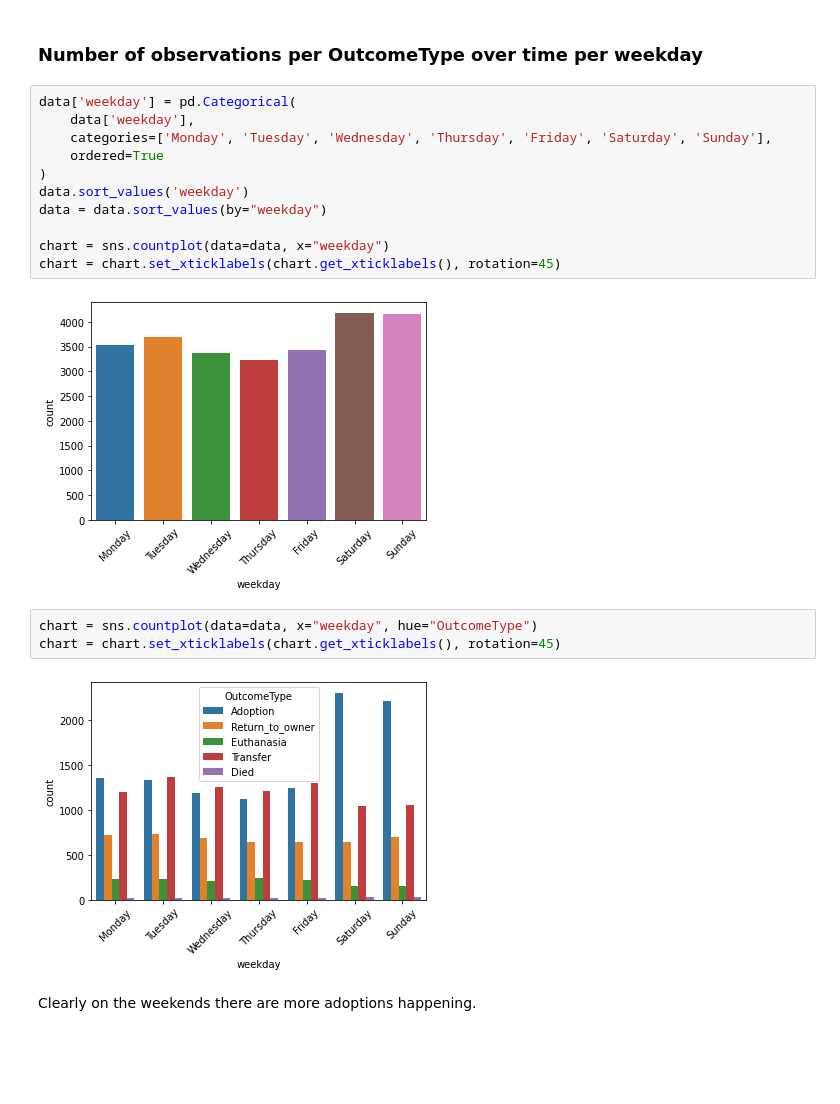
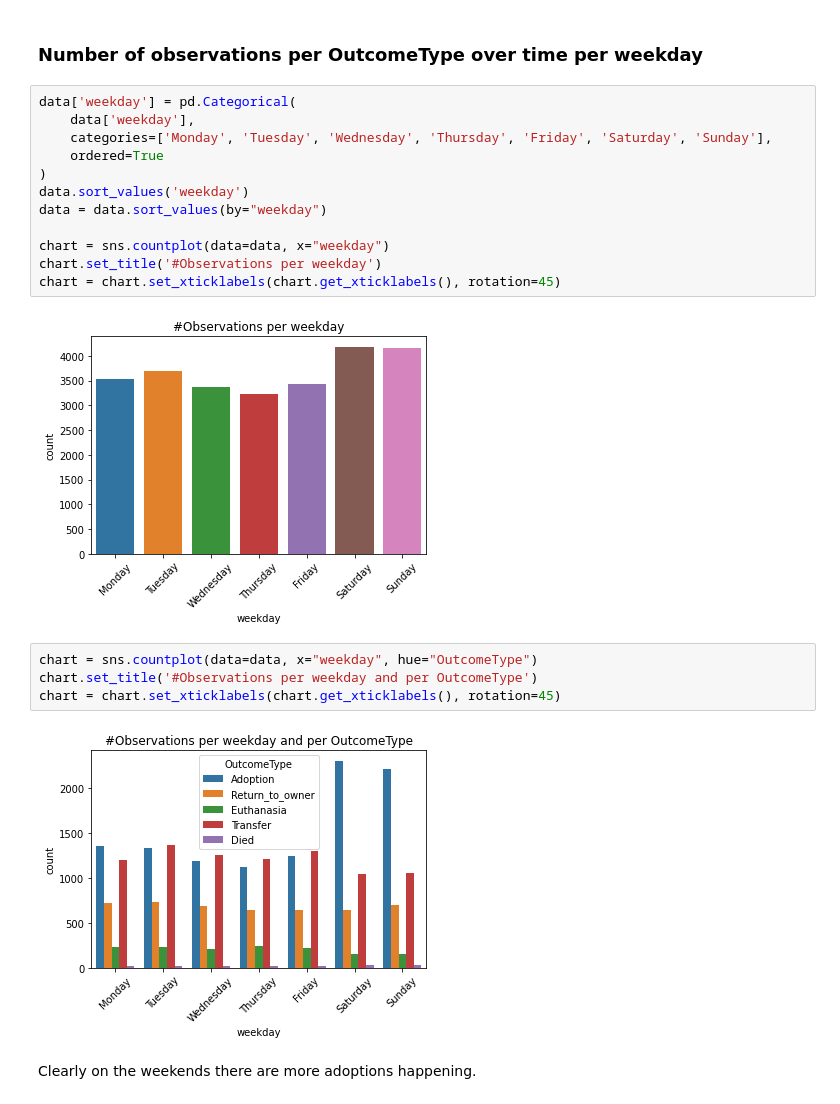
Before and after one commit to DavidSiegl/Animal-Shelter-Analysis, a Jupyter notebook: exploratory data analysis.ipynb, the cells around one changed output. Saved outputs shown, nothing was run; the diff lists cells and outputs as text; blank space fills up the shorter version.

```diff
--- a/exploratory data analysis.ipynb
+++ b/exploratory data analysis.ipynb
@@ -52,21 +55,23 @@ chart = chart.set_xticklabels(chart.get_xticklabels(), rotation=45)
 # %%
 data['weekday'] = pd.Categorical(
     data['weekday'],
     categories=['Monday', 'Tuesday', 'Wednesday', 'Thursday', 'Friday', 'Saturday', 'Sunday'],
     ordered=True
 )
 data.sort_values('weekday')
 data = data.sort_values(by="weekday")
 
 chart = sns.countplot(data=data, x="weekday")
+chart.set_title('#Observations per weekday')
 chart = chart.set_xticklabels(chart.get_xticklabels(), rotation=45)
 # %% [output]
-[figure, old version]
+[figure, new version]
 # %%
 chart = sns.countplot(data=data, x="weekday", hue="OutcomeType")
+chart.set_title('#Observations per weekday and per OutcomeType')
 chart = chart.set_xticklabels(chart.get_xticklabels(), rotation=45)
 # %% [output]
-[figure, old version]
+[figure, new version]
 # %% [markdown]
 Clearly on the weekends there are more adoptions happening.
 # %% [markdown]
```
Also changed, not shown: parts of 17 cells of this notebook.
